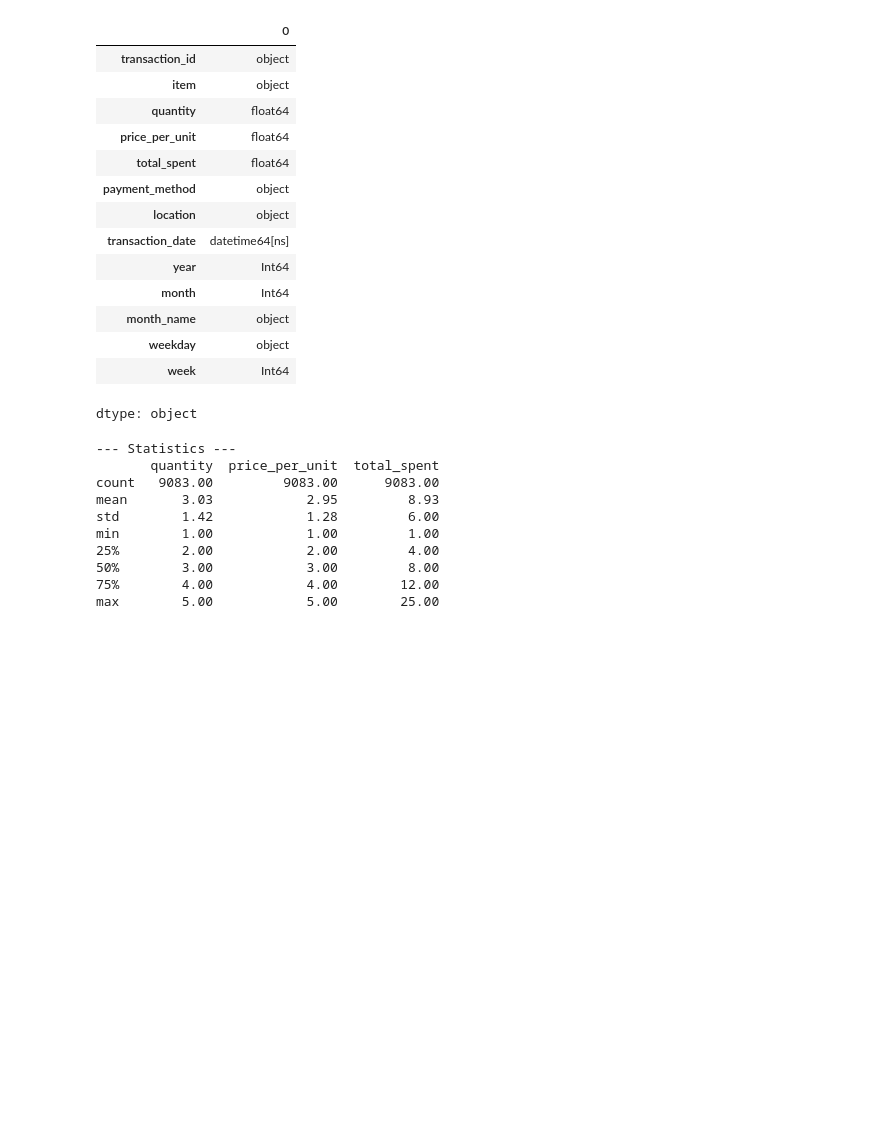
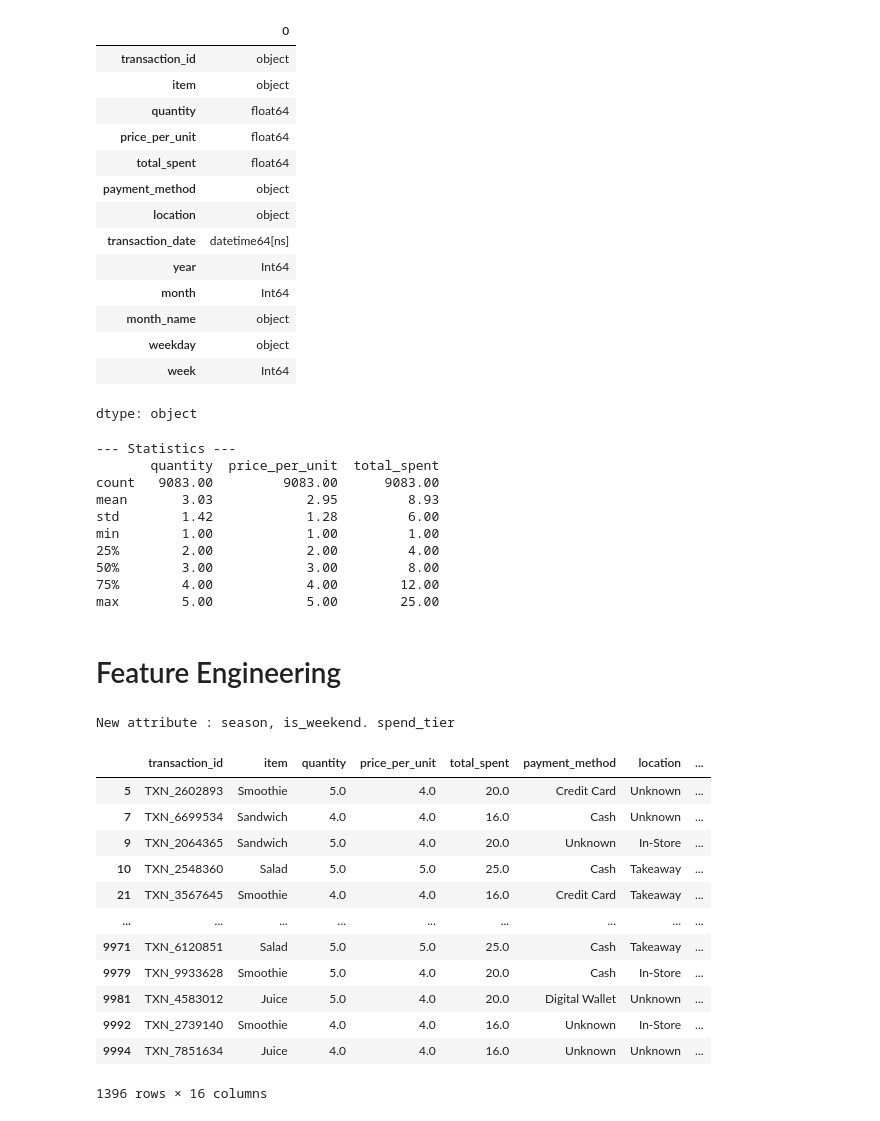
Before and after one commit to edik06031-rgb/Analysis_Cafe_Sales-, a Jupyter notebook: EDA_analysis_cafe_sales.ipynb, the cells around one changed output. Drawn from its saved outputs; the diff is of its cells as text; code cells hidden in the pictures; blank space fills up the shorter version.

Commit message:
Feature Engineering

```diff
--- a/EDA_analysis_cafe_sales.ipynb
+++ b/EDA_analysis_cafe_sales.ipynb
@@ -595,3 +597,44 @@ min        1.00            1.00         1.00
 50%        3.00            3.00         8.00
 75%        4.00            4.00        12.00
 max        5.00            5.00        25.00
+# %% [markdown]
+# Feature Engineering
+# %%
+#season
+season_map = {
+    12: 'Winter', 1: 'Winter', 2: 'Winter', 3: 'Spring', 4:'Spring', 5: 'Spring', 6: 'Summer', 7: 'Summer', 8: 'Summer', 9: 'Autumn', 10: 'Autumn',11: 'Autumn'
+
+}
+df['season'] = df['month'].map(season_map)
+#df[[]]
+# %%
+#Is weekend
+df['is_weekend'] = df['weekday'].isin(['Saturday','Sunday'])
+# %%
+# check amount category
+df['spend_tier'] = pd.cut(
+    df['total_spent'],
+    bins=[0, 5, 10, 20, 1000],
+    labels=['Low','Medium', 'High', 'Premium']
+)
+# %%
+print('New attribute : season, is_weekend. spend_tier')
+# %% [output]
+New attribute : season, is_weekend. spend_tier
+# %%
+#df['total_spent'].describe()
+df[df['total_spent'] > 15]
+# %% [output]
+|  | transaction_id | item | quantity | price_per_unit | total_spent | payment_method | location | ... |
+| 5 | TXN_2602893 | Smoothie | 5.0 | 4.0 | 20.0 | Credit Card | Unknown | ... |
+| 7 | TXN_6699534 | Sandwich | 4.0 | 4.0 | 16.0 | Cash | Unknown | ... |
+| 9 | TXN_2064365 | Sandwich | 5.0 | 4.0 | 20.0 | Unknown | In-Store | ... |
+| 10 | TXN_2548360 | Salad | 5.0 | 5.0 | 25.0 | Cash | Takeaway | ... |
+| 21 | TXN_3567645 | Smoothie | 4.0 | 4.0 | 16.0 | Credit Card | Takeaway | ... |
+| ... | ... | ... | ... | ... | ... | ... | ... | ... |
+| 9971 | TXN_6120851 | Salad | 5.0 | 5.0 | 25.0 | Cash | Takeaway | ... |
+| 9979 | TXN_9933628 | Smoothie | 5.0 | 4.0 | 20.0 | Cash | In-Store | ... |
+| 9981 | TXN_4583012 | Juice | 5.0 | 4.0 | 20.0 | Digital Wallet | Unknown | ... |
+| 9992 | TXN_2739140 | Smoothie | 4.0 | 4.0 | 16.0 | Unknown | In-Store | ... |
+| 9994 | TXN_7851634 | Juice | 4.0 | 4.0 | 16.0 | Unknown | Unknown | ... |
+1396 rows × 16 columns
```
Also changed, not shown: parts of 4 cells of this notebook.
